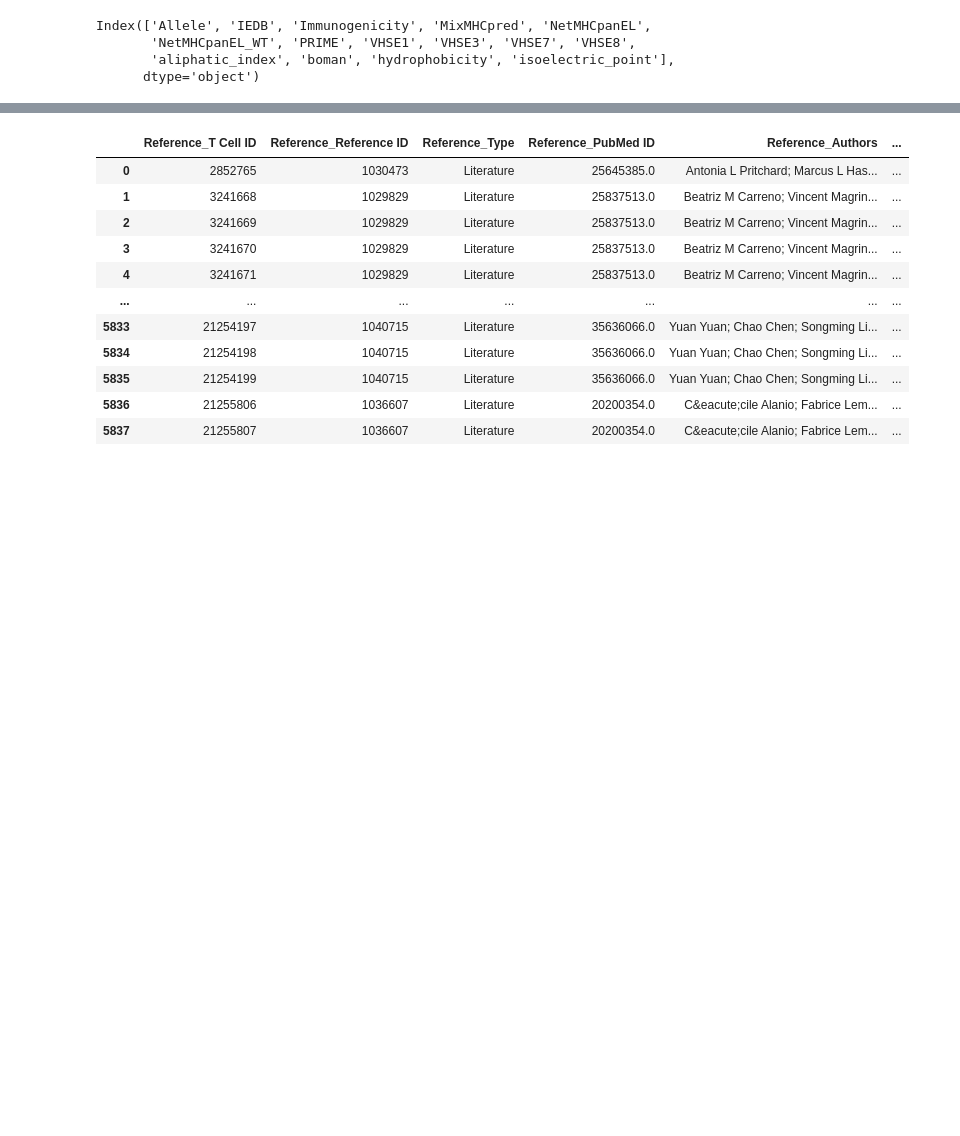
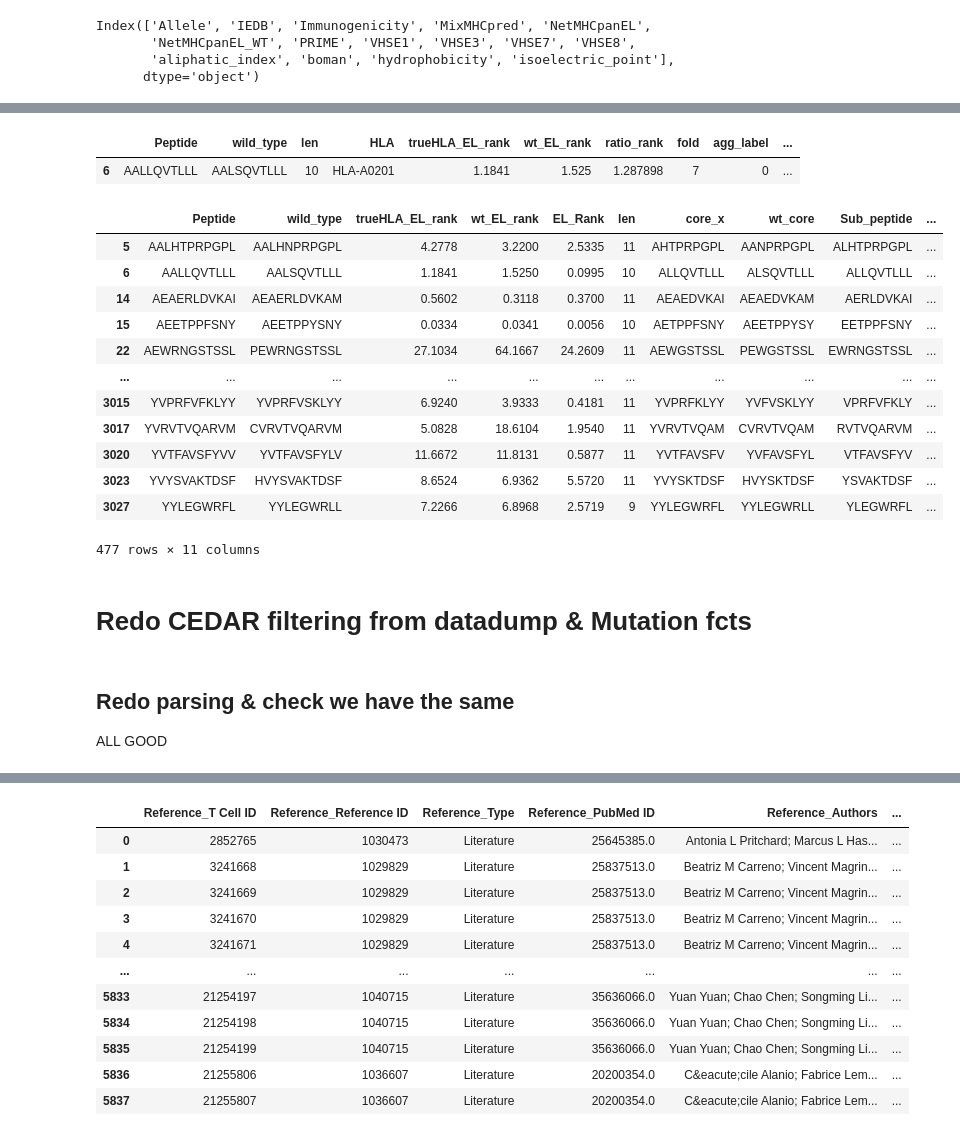
Before and after one commit to richieYT-wan/cedar, a Jupyter notebook: notebook/2210xx_Oct_newdump.ipynb, the cells around one changed output, grey strips where cells are left out. Saved outputs shown, nothing was run; the diff lists cells and outputs as text; code cells hidden in the pictures; blank space fills up the shorter version.

```diff
--- a/notebook/2210xx_Oct_newdump.ipynb
+++ b/notebook/2210xx_Oct_newdump.ipynb
@@ -136,0 +158,2 @@ Index(['Allele', 'IEDB', 'Immunogenicity', 'MixMHCpred', 'NetMHCpanEL',
+# %%
+cedar_related_fold['seq_id'] = [f'seq{i}' for i in range(1, len(cedar_related_fold)+1)]
@@ -136,0 +166,10 @@ Index(['Allele', 'IEDB', 'Immunogenicity', 'MixMHCpred', 'NetMHCpanEL',
+# %%
+f_mut = open('../../netmhcpan/cedar_related_mut.fa', 'w')
+f_wt = open('../../netmhcpan/cedar_related_wt.fa', 'w')
+
+for i, row in cedar_related_fold.iterrows():
+    f_mut.writelines([f">{row['seq_id']}\n", f"{row['Peptide']}\n"])
+    f_wt.writelines([f">{row['seq_id']}\n", f"{row['wild_type']}\n"])
+
+f_mut.close()
+f_wt.close()
@@ -136,0 +216,14 @@ Index(['Allele', 'IEDB', 'Immunogenicity', 'MixMHCpred', 'NetMHCpanEL',
+# %%
+def parse_netmhcpan_shift(row, netmhc_xls):
+    hla = row['HLA'].replace(':','').replace('HLA-','')
+    seq_id = row['seq_id']
+    tmp = netmhc_xls.query('@netmhc_xls.base.ID==@seq_id')
+    tmp = tmp[[x for x in tmp.columns if x[0]==hla or x[0]=='base']]
+    argmin = tmp.iloc[tmp[(hla, 'EL_Rank')].argmin()].droplevel(0).rename({'Peptide':'Sub_peptide',
+                                                                           'EL_Rank':'shifted_EL_rank'})
+    try:
+        return argmin.drop(['EL-score','ID'])
+
+    except:
+        print('here')
+        return argmin['Pos'], argmin['Peptide'], argmin['core'], argmin['icore'], argmin['EL_Rank']
@@ -136,0 +239,8 @@ Index(['Allele', 'IEDB', 'Immunogenicity', 'MixMHCpred', 'NetMHCpanEL',
+# %%
+mutant_xls = read_netmhcpan_results('../../netmhcpan/score_shift/output/cedar_related_mut.fa.xls')
+mutant_xls.columns = pd.MultiIndex.from_tuples([(x.replace(':','').replace('HLA-',''), y) for x,y in mutant_xls.columns])
+new_cedar_related = cedar_related_fold.merge(cedar_related_fold.apply(parse_netmhcpan_shift, netmhc_xls = mutant_xls,
+                                                  axis = 1, result_type='expand'),
+                         left_index=True, right_index=True)
+
+wt_xls = read_netmhcpan_results('../../netmhcpan/score_shift/output/cedar_related_wt.fa.xls')
@@ -136,0 +257,27 @@ Index(['Allele', 'IEDB', 'Immunogenicity', 'MixMHCpred', 'NetMHCpanEL',
+# %%
+new_cedar_related.loc[[6]]
+# %% [output]
+|  | Peptide | wild_type | len | HLA | trueHLA_EL_rank | wt_EL_rank | ratio_rank | fold | agg_label | ... |
+| 6 | AALLQVTLLL | AALSQVTLLL | 10 | HLA-A0201 | 1.1841 | 1.525 | 1.287898 | 7 | 0 | ... |
+# %%
+new_cedar_related.query('Pos!=0')[['Peptide', 'wild_type', 'trueHLA_EL_rank', 'wt_EL_rank', 'EL_Rank',
+                                   'len', 'core_x', 'wt_core', 'Sub_peptide', 'core_y', 'icore_y']]
+# %% [output]
+|  | Peptide | wild_type | trueHLA_EL_rank | wt_EL_rank | EL_Rank | len | core_x | wt_core | Sub_peptide | ... |
+| 5 | AALHTPRPGPL | AALHNPRPGPL | 4.2778 | 3.2200 | 2.5335 | 11 | AHTPRPGPL | AANPRPGPL | ALHTPRPGPL | ... |
+| 6 | AALLQVTLLL | AALSQVTLLL | 1.1841 | 1.5250 | 0.0995 | 10 | ALLQVTLLL | ALSQVTLLL | ALLQVTLLL | ... |
+| 14 | AEAERLDVKAI | AEAERLDVKAM | 0.5602 | 0.3118 | 0.3700 | 11 | AEAEDVKAI | AEAEDVKAM | AERLDVKAI | ... |
+| 15 | AEETPPFSNY | AEETPPYSNY | 0.0334 | 0.0341 | 0.0056 | 10 | AETPPFSNY | AEETPPYSY | EETPPFSNY | ... |
+| 22 | AEWRNGSTSSL | PEWRNGSTSSL | 27.1034 | 64.1667 | 24.2609 | 11 | AEWGSTSSL | PEWGSTSSL | EWRNGSTSSL | ... |
+| ... | ... | ... | ... | ... | ... | ... | ... | ... | ... | ... |
+| 3015 | YVPRFVFKLYY | YVPRFVSKLYY | 6.9240 | 3.9333 | 0.4181 | 11 | YVPRFKLYY | YVFVSKLYY | VPRFVFKLY | ... |
+| 3017 | YVRVTVQARVM | CVRVTVQARVM | 5.0828 | 18.6104 | 1.9540 | 11 | YVRVTVQAM | CVRVTVQAM | RVTVQARVM | ... |
+| 3020 | YVTFAVSFYVV | YVTFAVSFYLV | 11.6672 | 11.8131 | 0.5877 | 11 | YVTFAVSFV | YVFAVSFYL | VTFAVSFYV | ... |
+| 3023 | YVYSVAKTDSF | HVYSVAKTDSF | 8.6524 | 6.9362 | 5.5720 | 11 | YVYSKTDSF | HVYSKTDSF | YSVAKTDSF | ... |
+| 3027 | YYLEGWRFL | YYLEGWRLL | 7.2266 | 6.8968 | 2.5719 | 9 | YYLEGWRFL | YYLEGWRLL | YLEGWRFL | ... |
+477 rows × 11 columns
+# %% [markdown]
+# Redo CEDAR filtering from datadump & Mutation fcts
+# %% [markdown]
+## Redo parsing & check we have the same
+ALL GOOD
```
Also changed, not shown: parts of 43 cells of this notebook, 13 other files.
